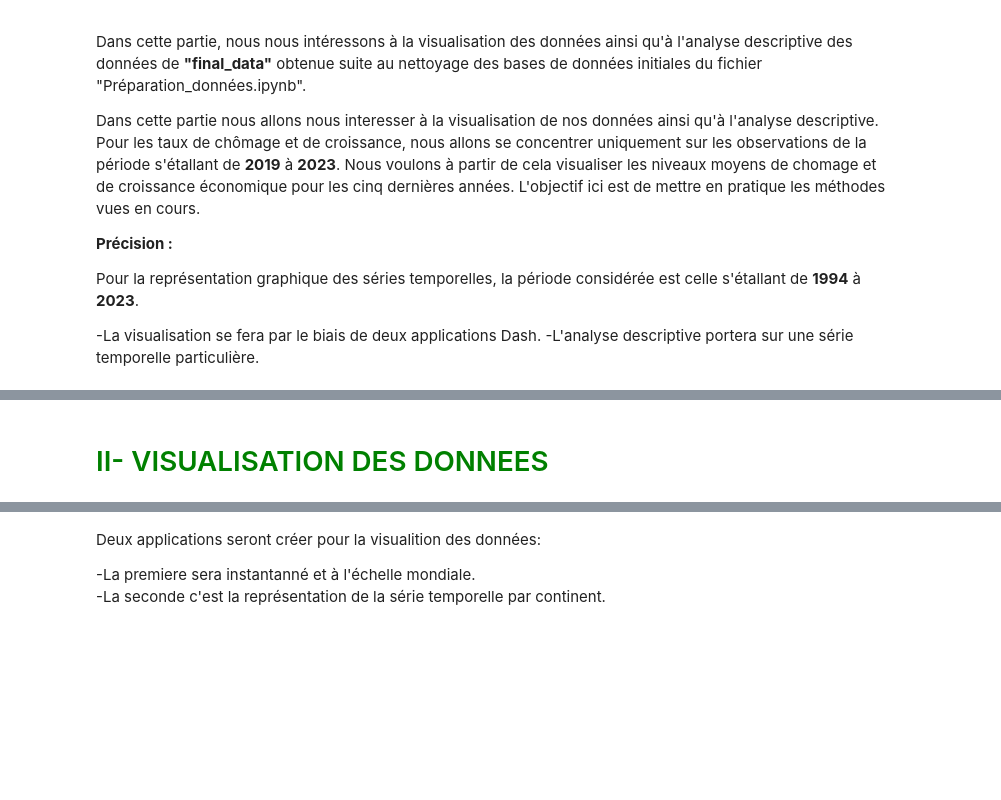
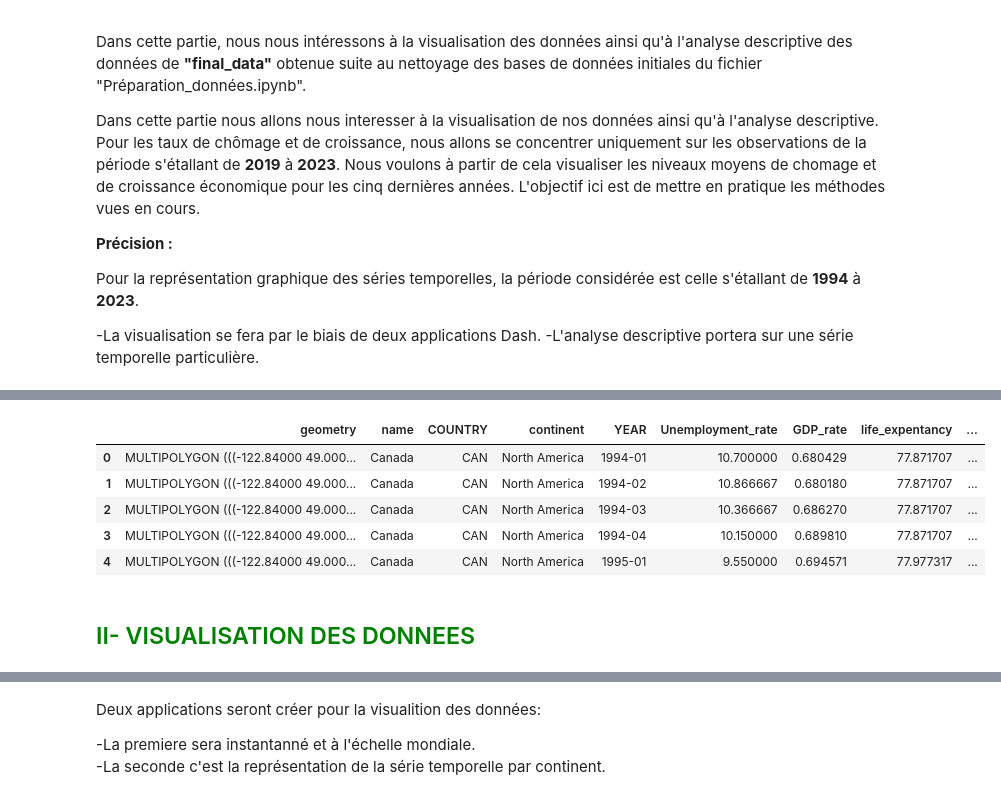
Before and after one commit to Marimar4/Projet-Python, a Jupyter notebook: monmodule/EDA.ipynb, the cells around one changed output, grey strips where cells are left out. Drawn from its saved outputs; the diff is of its cells as text; code cells hidden in the pictures; blank space fills up the shorter version.

```diff
--- a/monmodule/EDA.ipynb
+++ b/monmodule/EDA.ipynb
@@ -35,10 +85,16 @@ world.head()
 # %%
 # Sélectionner certaines colonnes
-columns_to_keep = ['geometry', 'COUNTRY', 'continent']
+columns_to_keep = ['geometry', 'name','COUNTRY', 'continent']
 world = world[columns_to_keep]
-
-# Mettre les noms des colonnes en abréviation
-world['COUNTRY'] = d.correct_country_name(world['COUNTRY'])
 
 # Fusionner les deux DataFrames
 world_df = d.pd.merge(world, df, how='inner', on=['COUNTRY'])
+# Visualisation
+world_df.head()
+# %% [output]
+|  | geometry | name | COUNTRY | continent | YEAR | Unemployment_rate | GDP_rate | life_expentancy | ... |
+| 0 | MULTIPOLYGON (((-122.84000 49.000... | Canada | CAN | North America | 1994-01 | 10.700000 | 0.680429 | 77.871707 | ... |
+| 1 | MULTIPOLYGON (((-122.84000 49.000... | Canada | CAN | North America | 1994-02 | 10.866667 | 0.680180 | 77.871707 | ... |
+| 2 | MULTIPOLYGON (((-122.84000 49.000... | Canada | CAN | North America | 1994-03 | 10.366667 | 0.686270 | 77.871707 | ... |
+| 3 | MULTIPOLYGON (((-122.84000 49.000... | Canada | CAN | North America | 1994-04 | 10.150000 | 0.689810 | 77.871707 | ... |
+| 4 | MULTIPOLYGON (((-122.84000 49.000... | Canada | CAN | North America | 1995-01 | 9.550000 | 0.694571 | 77.977317 | ... |
@@ -48,5 +101,5 @@ world_df.head()
 # %% [markdown]
-# <span style="color:green; text-align:center;">II- VISUALISATION DES DONNEES</span>
+## <span style="color:green; text-align:center;">II- VISUALISATION DES DONNEES</span>
 # %%
 # Plot
 world_df.plot(color='lightgrey')
```
Also changed, not shown: parts of 26 cells of this notebook, 1 other file.
